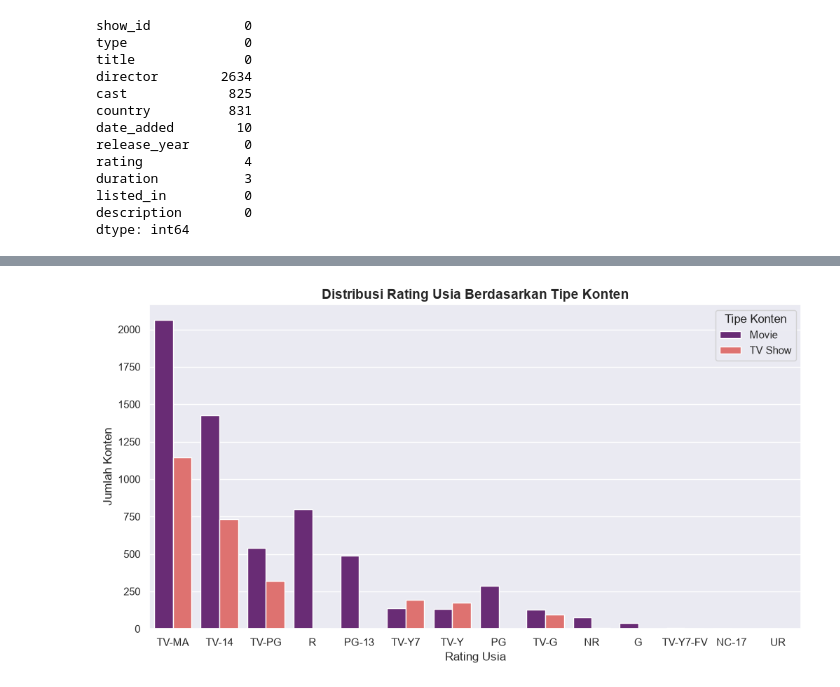
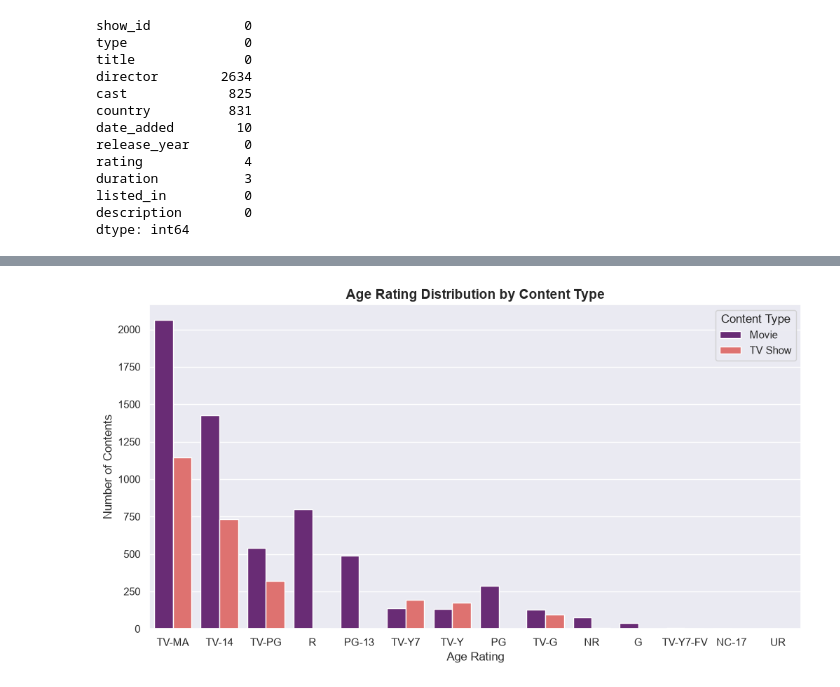
Before and after one commit to NumiKun/Netflix-Movies-and-Series-Data-Analyze, a Jupyter notebook: Analysis/Netflix_Data_Analysis.ipynb, the cells around one changed output, grey strips where cells are left out. Drawn from its saved outputs; the diff is of its cells as text; code cells hidden in the pictures.

```diff
--- a/Analysis/Netflix_Data_Analysis.ipynb
+++ b/Analysis/Netflix_Data_Analysis.ipynb
@@ -143,10 +143,10 @@ Memahami target audiens Netflix melalui distribusi rating usia pada konten.
 # %%
 plt.figure(figsize=(12, 6))
 sns.countplot(data=df, x='rating', hue='type', order=df['rating'].value_counts().index, palette='magma')
-plt.title('Distribusi Rating Usia Berdasarkan Tipe Konten', fontsize=14, fontweight='bold')
-plt.xlabel('Rating Usia')
-plt.ylabel('Jumlah Konten')
-plt.legend(title='Tipe Konten')
+plt.title('Age Rating Distribution by Content Type', fontsize=14, fontweight='bold')
+plt.xlabel('Age Rating')
+plt.ylabel('Number of Contents')
+plt.legend(title='Content Type')
 plt.show()
 # %% [output]
-[figure, old version]
+[figure, new version]
```
Also changed, not shown: parts of 22 cells of this notebook.
